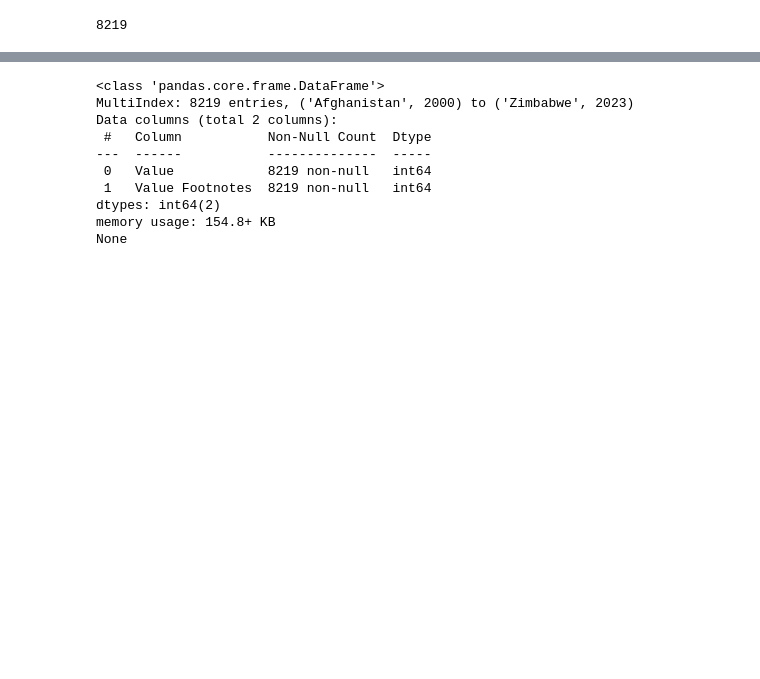
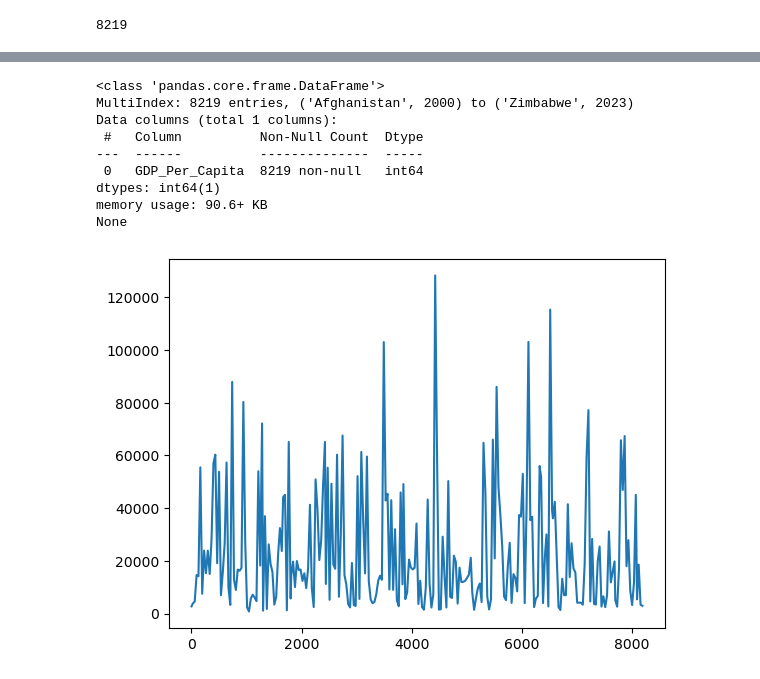
Before and after one commit to NSS-Data-Analytics-Cohort-16/da16-python-gdp-and-internet-use-analysis-vena3, a Jupyter notebook: notebooks/Untitled.ipynb, the cells around one changed output, grey strips where cells are left out. Drawn from its saved outputs; the diff is of its cells as text; code cells hidden in the pictures; blank space fills up the shorter version.

```diff
--- a/notebooks/Untitled.ipynb
+++ b/notebooks/Untitled.ipynb
@@ -58,4 +58,4 @@ gdp_df.describe()
 | max | 2023.000000 | 174339.077325 | NaN |
 # %%
 # 6. Drop the `Value Footnotes` column
-gdp_df.drop('Value Footnotes', axis=1)
+gdp_df = gdp_df.drop('Value Footnotes', axis=1)
@@ -76,5 +62,5 @@ gdp_df.drop('Value Footnotes', axis=1)
 # %%
 #  rename the remaining three to 'Country', 'Year', and 'GDP_Per_Capita'
-gdp_df_renamed = gdp_df.rename(columns={"Country or Area": "Country", "year": "year", "Value": "GDP_Per_Capita"})
-print(gdp_df.info())
+gdp_df = gdp_df.rename(columns={"Country or Area": "Country", "Value": "GDP_Per_Capita"})
+print(gdp_df.describe())
 # %% [output]
@@ -138,18 +137,21 @@ memory usage: 226.4+ KB
 None
 # %%
-country_year_counts = gdp_df.groupby(['Country or Area','Year']).count()
+country_year_counts = gdp_df.groupby(['Country','Year']).count()
 print(country_year_counts.info())
 # %% [output]
 <class 'pandas.core.frame.DataFrame'>
 MultiIndex: 8219 entries, ('Afghanistan', 2000) to ('Zimbabwe', 2023)
-Data columns (total 2 columns):
- #   Column           Non-Null Count  Dtype
----  ------           --------------  -----
- 0   Value            8219 non-null   int64
- 1   Value Footnotes  8219 non-null   int64
-dtypes: int64(2)
-memory usage: 154.8+ KB
+Data columns (total 1 columns):
+ #   Column          Non-Null Count  Dtype
+---  ------          --------------  -----
+ 0   GDP_Per_Capita  8219 non-null   int64
+dtypes: int64(1)
+memory usage: 90.6+ KB
 None
 # %%
 # 8. In this question, you're going to create some plots to show the distribution of GDP per capita for the year 2020.
-from matplotlib import pyplot as plt
+gdp_distribution = gdp_df[gdp_df["Year"] == 2020]["GDP_Per_Capita"]
+plt.plot(gdp_distribution)
+plt.show()
+# %% [output]
+[figure, added]
```
Also changed, not shown: parts of 7 cells of this notebook.
